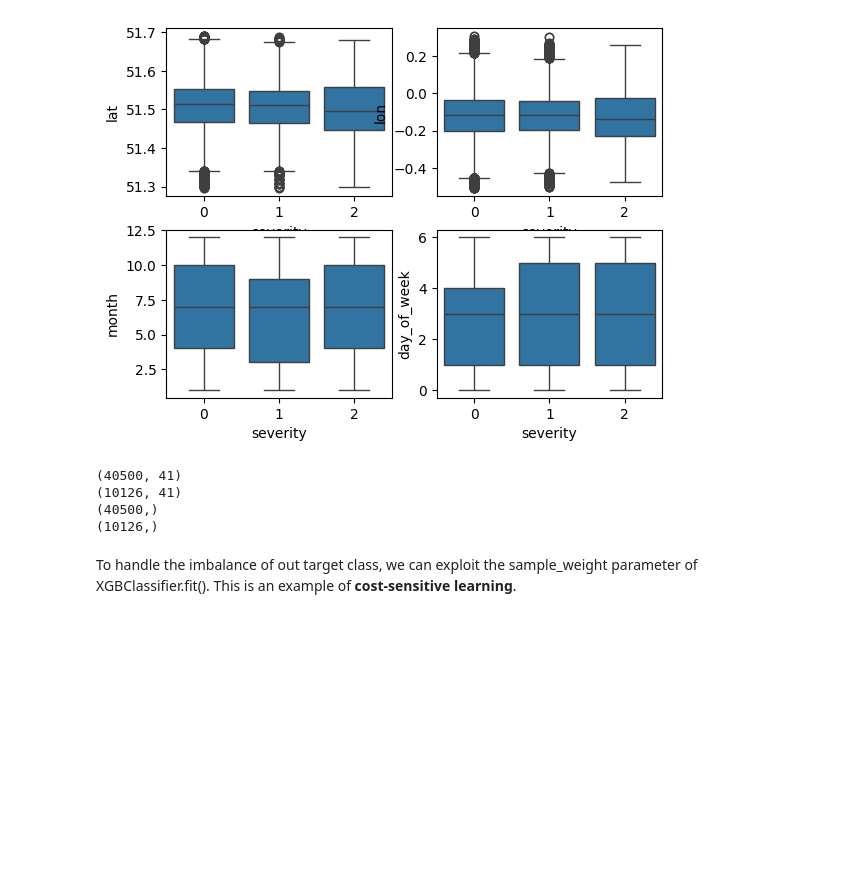
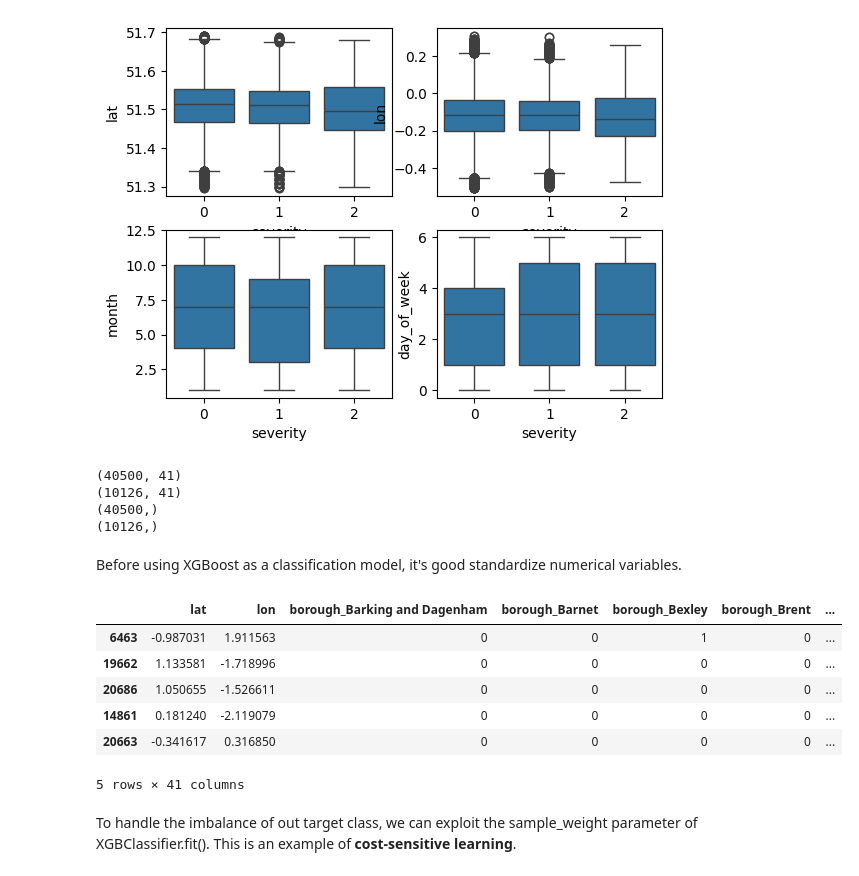
Before and after one commit to asalazar18s/TfL-accidents-dataset-analysis, a Jupyter notebook: main.ipynb, the cells around one changed output. Drawn from its saved outputs; the diff is of its cells as text; code cells hidden in the pictures; blank space fills up the shorter version.

```diff
--- a/main.ipynb
+++ b/main.ipynb
@@ -258,3 +290,5 @@ print(y_test.shape)
 (10126, 41)
 (40500,)
 (10126,)
+# %% [markdown]
+Before using XGBoost as a classification model, it's good standardize numerical variables.
@@ -261,3 +301,13 @@ print(y_test.shape)
+# %%
+X_train.head()
+# %% [output]
+|  | lat | lon | borough_Barking and Dagenham | borough_Barnet | borough_Bexley | borough_Brent | ... |
+| 6463 | -0.987031 | 1.911563 | 0 | 0 | 1 | 0 | ... |
+| 19662 | 1.133581 | -1.718996 | 0 | 0 | 0 | 0 | ... |
+| 20686 | 1.050655 | -1.526611 | 0 | 0 | 0 | 0 | ... |
+| 14861 | 0.181240 | -2.119079 | 0 | 0 | 0 | 0 | ... |
+| 20663 | -0.341617 | 0.316850 | 0 | 0 | 0 | 0 | ... |
+5 rows × 41 columns
 # %% [markdown]
 To handle the imbalance of out target class, we can exploit the sample_weight parameter of XGBClassifier.fit(). This is an example of **cost-sensitive learning**.
 # %%
```
Also changed, not shown: parts of 7 cells of this notebook.
